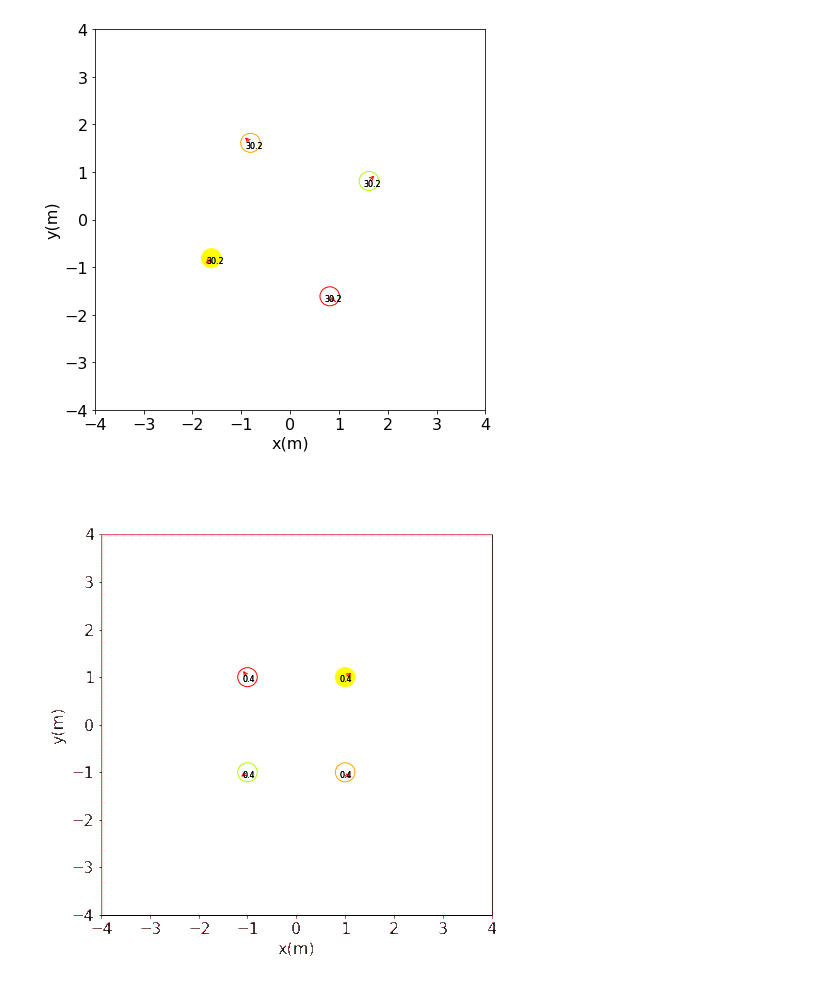
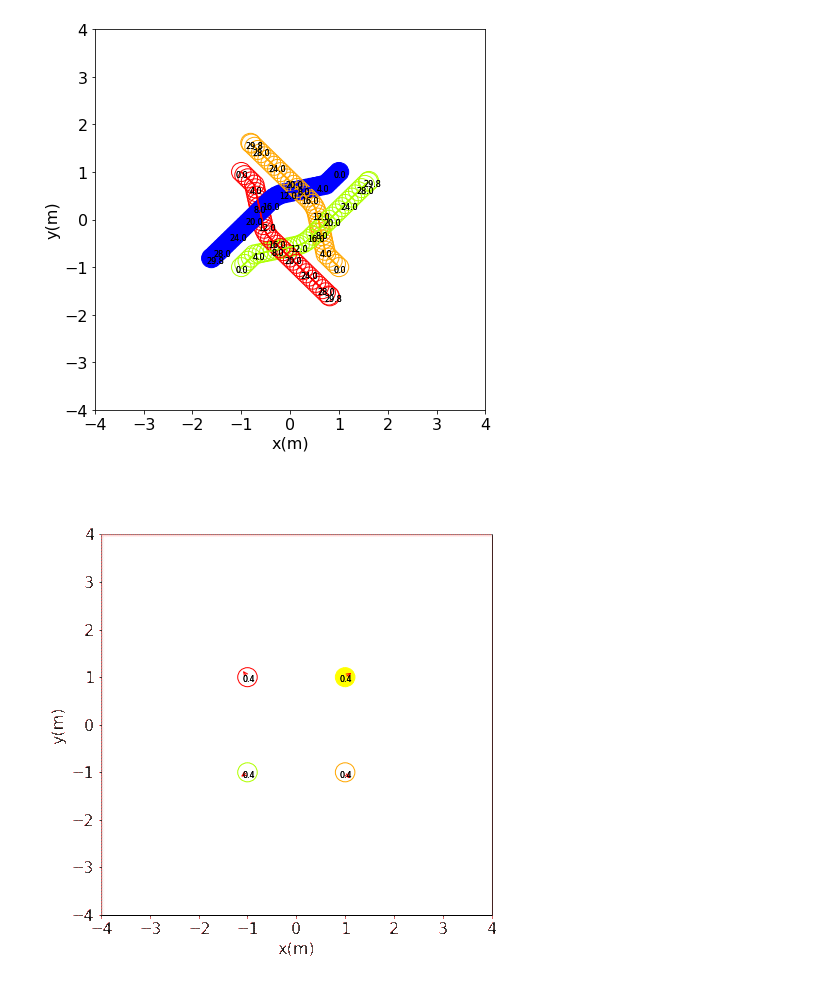
Before and after one commit to felipefelixarias/INDOORCA, a Jupyter notebook: tutorials/visualization.ipynb, the cells around one changed output. Cells and saved outputs as stored; diff of their text form; code cells hidden in the pictures.

```diff
--- a/tutorials/visualization.ipynb
+++ b/tutorials/visualization.ipynb
@@ -17,6 +17,6 @@ sim = IndoorORCASim(IndoorOrcaSimConfig())
 # %%
 
-sim = IndoorORCASim(IndoorOrcaSimConfig())
+sim = IndoorORCASim(IndoorORCASimConfig())
 #Simple example of running simulation with a single agent
 #A multi-agent simulation, where all agents go to center
 
@@ -38,9 +38,9 @@ vis =  Visualizer(vis_config)
 # %%
 vis.set_trajectories(sim.trajectories[0], sim.trajectories[1:])
 # %%
-vis.render('video', 'indoorca.gif')
+vis.render('traj', 'indoorca.gif')
 # %% [output]
-[figure, old version]
+[figure, new version]
 # %%
 from IPython.display import Image
 Image(filename='indoorca.gif')
```
Also changed, not shown: parts of 2 cells of this notebook, 15 other files.
